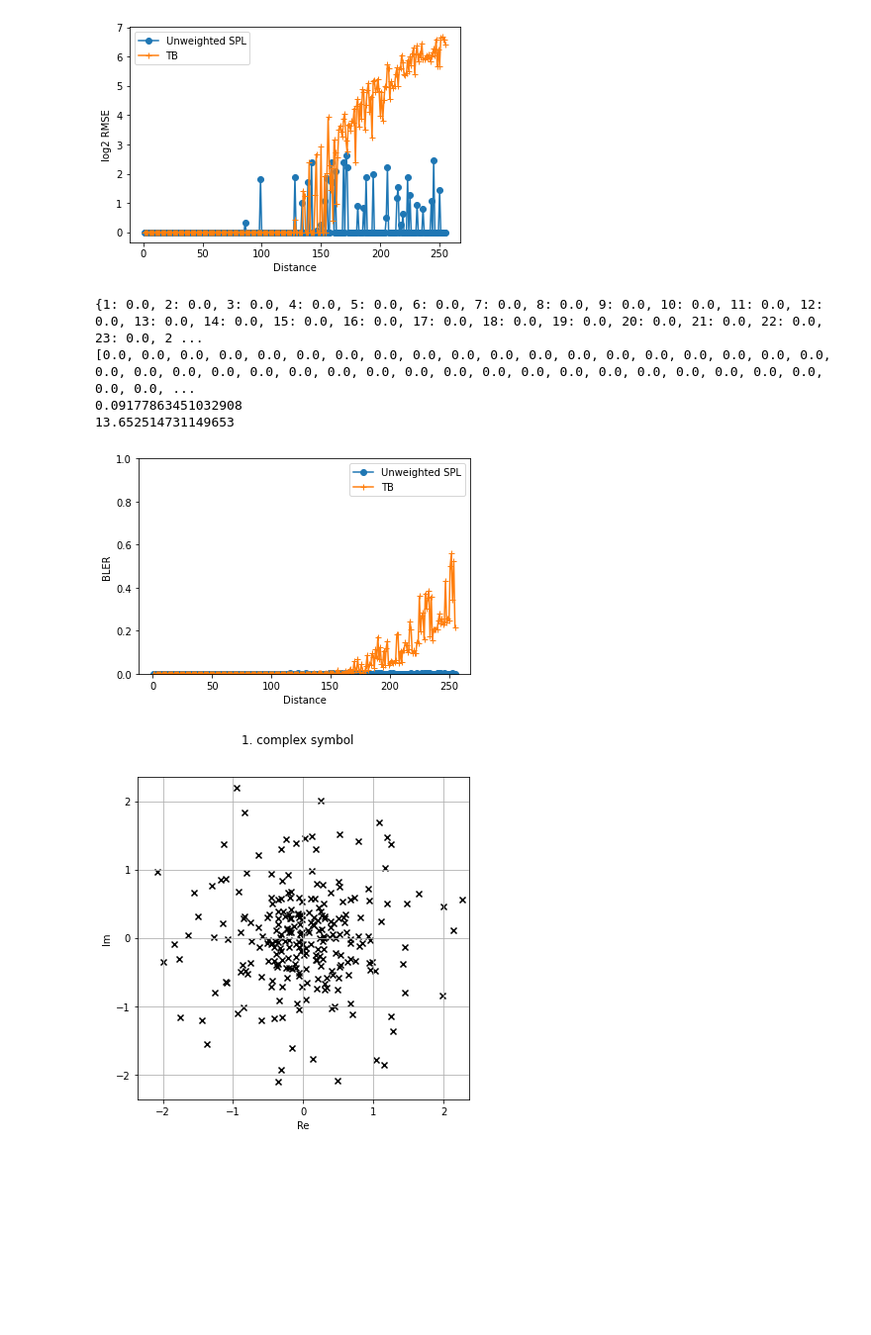
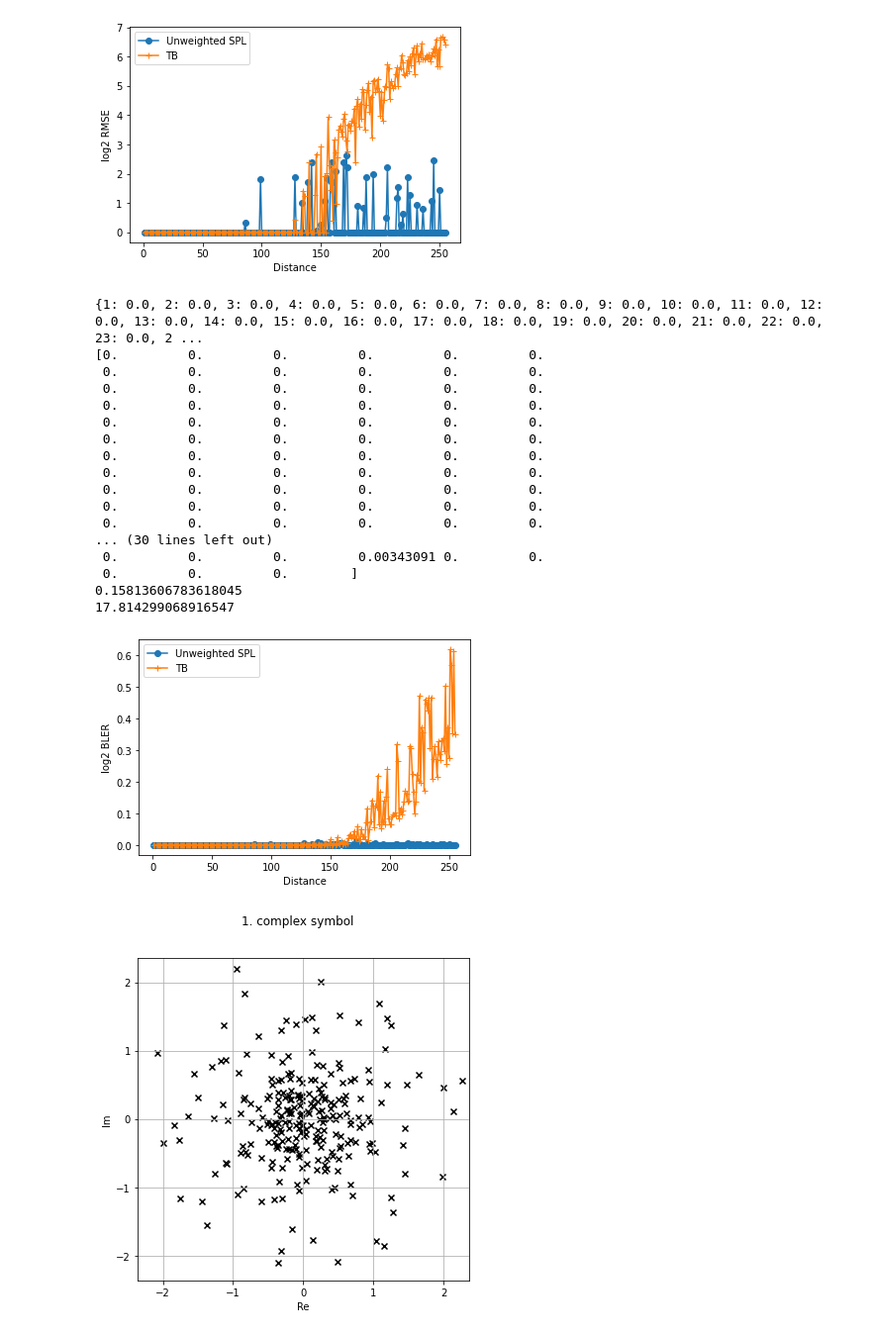
Before and after one commit to neelabhro/Deep-Learning-based-Wireless-Communications, a Jupyter notebook: SPL_uw_TB_PC.ipynb, the cells around one changed output. Shown: that part at 99% size. Drawn from its saved outputs; the diff is of its cells as text; code cells hidden in the pictures; blank space fills up the shorter version.

```diff
--- a/SPL_uw_TB_PC.ipynb
+++ b/SPL_uw_TB_PC.ipynb
@@ -1034,42 +1034,55 @@ for i in bler_Tb.values():
 
 #rmse_uw = np.log2(np.divide(rmse_uwA,message_factor) +1)
 #rmse_uw = (np.divide(rmse_uwA,message_factor) +1)
 bler_uw = bler_uwA
-
+bler_uw = np.log2(np.divide(bler_uwA,1) +1)
 #rmse_w = np.log2(np.divide(rmse_wA,message_factor) + 1)
 #rmse_w = (np.divide(rmse_wA,message_factor) + 1)
 #bler_w = bler_wA
 
 
 #rmse_Tb = np.log2(np.divide(rmse_TbA,message_factor) +1)
 #rmse_Tb = (np.divide(rmse_TbA,message_factor))
 bler_Tb = bler_TbA
-
+bler_Tb = np.log2(np.divide(bler_TbA,1) +1)
 message = np.arange(1,M)
 
 print(bler_uw)
 plt.plot(message, bler_uw, '-o');
 #plt.plot(message, bler_w, '-*');
 plt.plot(message, bler_Tb, '-+');
 plt.xlabel('Distance')
-plt.ylabel('BLER')
-plt.ylim([0, 1])
-#plt.ylabel('log2 Norm RMSE deviation')
+#plt.ylabel('BLER')
+#plt.ylim([0, 1])
+plt.ylabel('log2 BLER')
 #plt.legend(['Unweighted SPL', 'Weighted(^2) SPL','TB'])
 plt.legend(['Unweighted SPL', 'TB'])
 
 
 print(np.sum(bler_uw))
 #print(np.sum(bler_w))
 print(np.sum(bler_Tb))
 #print(np.sum(rmse_uwA))
 #print(np.sum(rmse_wA))
 # %% [output]
 {1: 0.0, 2: 0.0, 3: 0.0, 4: 0.0, 5: 0.0, 6: 0.0, 7: 0.0, 8: 0.0, 9: 0.0, 10: 0.0, 11: 0.0, 12: 0.0, 13: 0.0, 14: 0.0, 15: 0.0, 16: 0.0, 17: 0.0, 18: 0.0, 19: 0.0, 20: 0.0, 21: 0.0, 22: 0.0, 23: 0.0, 2 ...
-[0.0, 0.0, 0.0, 0.0, 0.0, 0.0, 0.0, 0.0, 0.0, 0.0, 0.0, 0.0, 0.0, 0.0, 0.0, 0.0, 0.0, 0.0, 0.0, 0.0, 0.0, 0.0, 0.0, 0.0, 0.0, 0.0, 0.0, 0.0, 0.0, 0.0, 0.0, 0.0, 0.0, 0.0, 0.0, 0.0, 0.0, 0.0, 0.0, 0.0, ...
-0.09177863451032908
-13.652514731149653
+[0.         0.         0.         0.         0.         0.
+ 0.         0.         0.         0.         0.         0.
+ 0.         0.         0.         0.         0.         0.
+ 0.         0.         0.         0.         0.         0.
+ 0.         0.         0.         0.         0.         0.
+ 0.         0.         0.         0.         0.         0.
+ 0.         0.         0.         0.         0.         0.
+ 0.         0.         0.         0.         0.         0.
+ 0.         0.         0.         0.         0.         0.
+ 0.         0.         0.         0.         0.         0.
+ 0.         0.         0.         0.         0.         0.
+... (30 lines left out)
+ 0.         0.         0.         0.00343091 0.         0.
+ 0.         0.         0.        ]
+0.15813606783618045
+17.814299068916547
-[figure, old version]
+[figure, new version]
 # %%
 ae.plot_constellation(const_noise_SNR);
 #plot_constellation_2(ae,range(0,ae.M))
```
